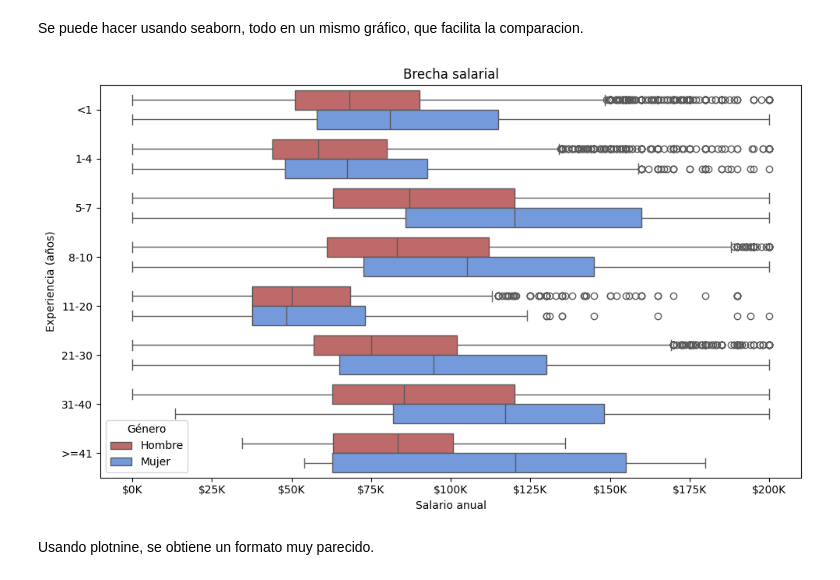
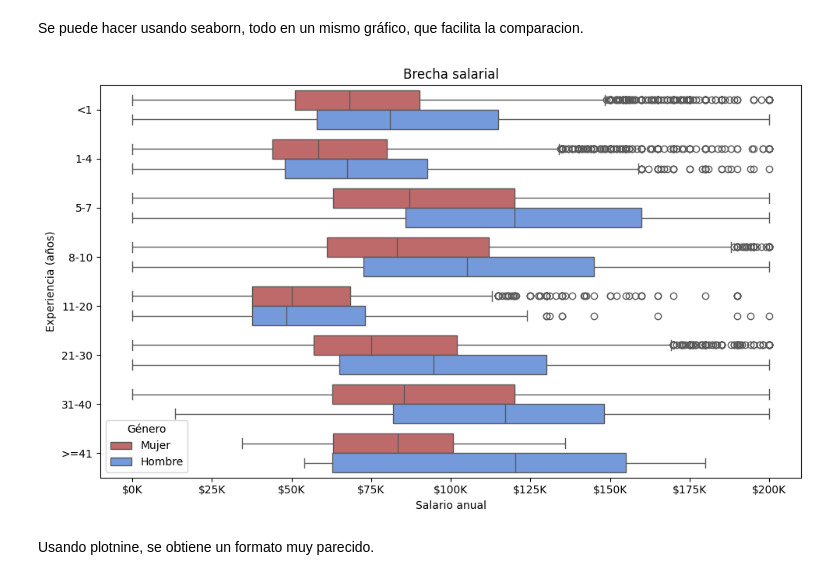
Before and after one commit to laurajimenezalonso/static_visualisation, a Jupyter notebook: notebooks/Ejercicios_Visualizacion_Estatica.ipynb, the cells around one changed output. Saved outputs shown, nothing was run; the diff lists cells and outputs as text; code cells hidden in the pictures.

```diff
--- a/notebooks/Ejercicios_Visualizacion_Estatica.ipynb
+++ b/notebooks/Ejercicios_Visualizacion_Estatica.ipynb
@@ -659,35 +709,38 @@ Se puede hacer usando seaborn, todo en un mismo gráfico, que facilita la compar
 import seaborn as sns
 
 plt.figure(figsize=(10, 6))
 sns.boxplot(
     data=data,
     x='annual_salary_usd',
     y='field_experience',
     hue='gender',
     orient='h',
     palette={'Man': 'cornflowerblue', 'Woman': 'indianred'}
 )
 
 plt.yticks(ticks=range(len(exp_order)), labels=exp_labels)
 plt.ylabel('Experiencia (años)')
 
 max_salary = data['annual_salary_usd'].max()
 max_x = int(np.ceil(max_salary / 25000.0)) * 25000
 xticks_vals = range(0, max_x+1, 25000)
 xticks_labels = [f'${t//1000}K' for t in xticks_vals]
 plt.xticks(xticks_vals, xticks_labels)
 plt.xlabel('Salario anual')
 
 plt.title('Brecha salarial')
 
 # Leyenda
 handles, labels = plt.gca().get_legend_handles_labels()
-plt.legend(handles, ['Hombre', 'Mujer'], title='Género')
+label_map = {"man": "Hombre", "woman": "Mujer", "Man": "Hombre", "Woman": "Mujer"}
+labels = [label_map.get(l.lower(), l) if hasattr(l, "lower") else l for l in labels]
+
+plt.legend(handles, labels, title="Género")
 
 plt.tight_layout()
 plt.show()
 # %% [output]
-[figure, old version]
+[figure, new version]
 # %% [markdown]
 Usando plotnine, se obtiene un formato muy parecido.
 # %%
```
Also changed, not shown: parts of 2 cells of this notebook.
